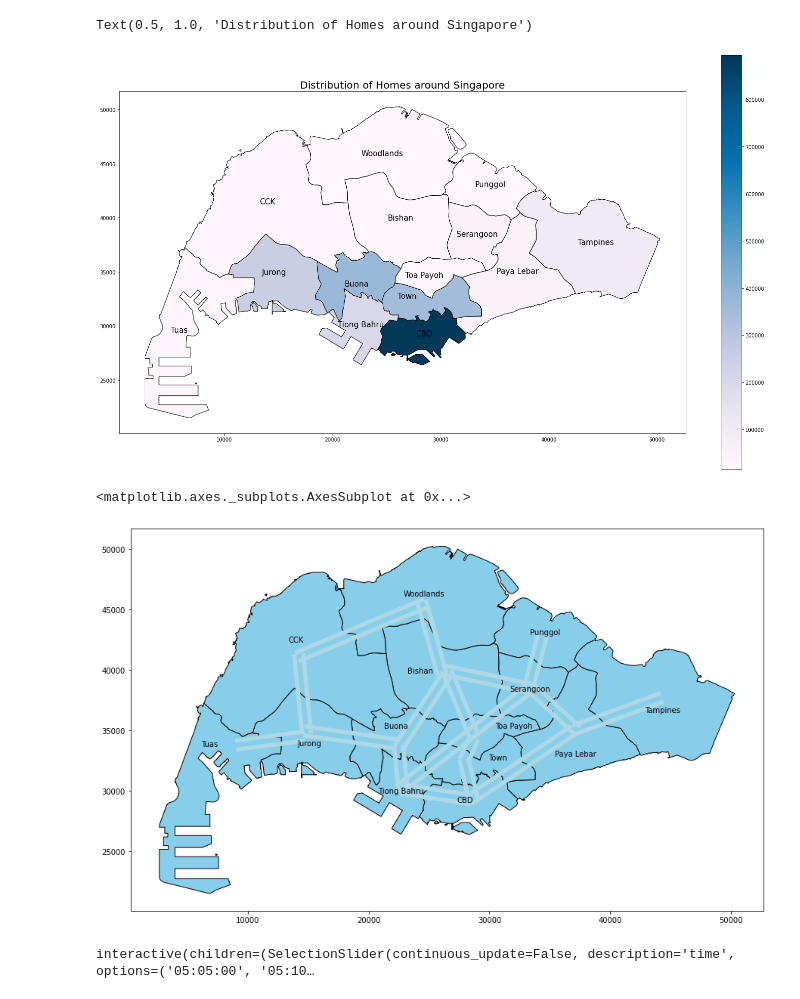
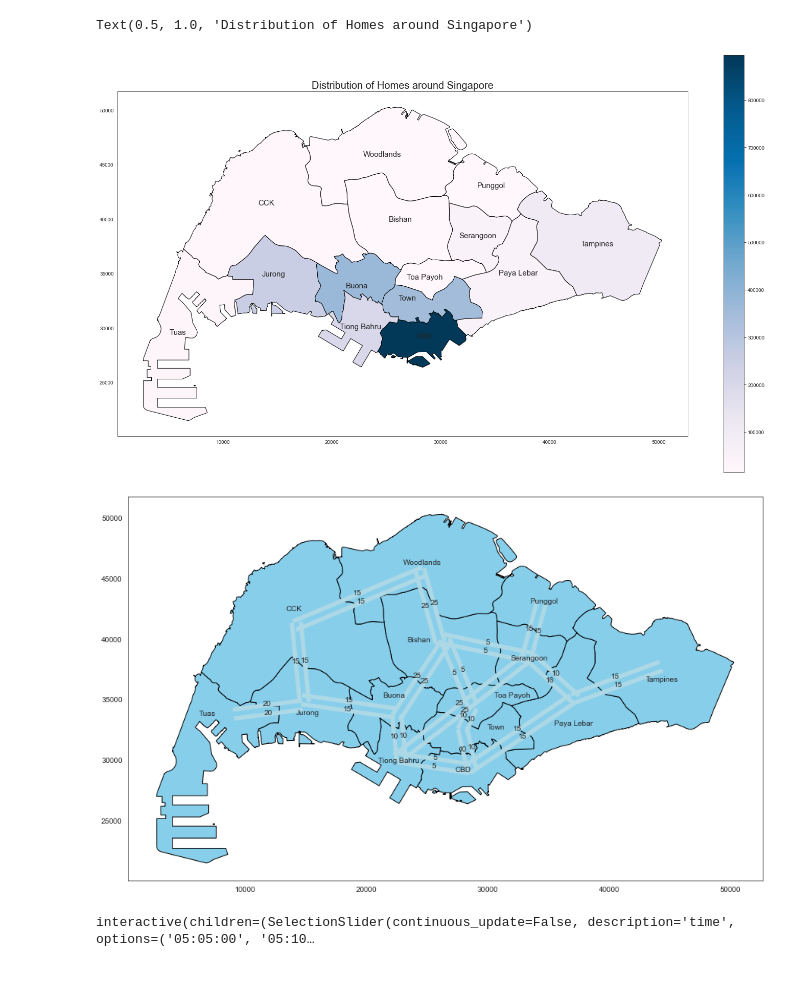
Before and after one commit to reoneo97/transport-abm, a Jupyter notebook: data_vis.ipynb, the cells around one changed output. Drawn from its saved outputs; the diff is of its cells as text; code cells hidden in the pictures.

```diff
--- a/data_vis.ipynb
+++ b/data_vis.ipynb
@@ -14,7 +14,7 @@ from matplotlib.widgets import Slider, Button, RadioButtons
 from utils import parse_log
 import glob
 import os
-#sns.set_style("whitegrid")
+sns.set_style("white")
 %matplotlib inline
 # %%
 df = pd.read_csv("logs/base.csv",index_col = 0)
@@ -88,7 +87,7 @@ for idx,row in map_df.iterrows():
 plt.title("Distribution of Homes around Singapore",size = 20)
 # %% [output]
 Text(0.5, 1.0, 'Distribution of Homes around Singapore')
-[figure, old version]
+[figure, new version]
 # %%
 pd.set_option('mode.chained_assignment', None)
 map_df = my_map2.merge(df,on = "location")
@@ -152,15 +151,25 @@ for i,v in enumerate(transit_locs):
     geoms.append(poly)
 trans_df = pd.DataFrame({"location":transit_locs,"geometry":geoms})
 trans_df = gpd.GeoDataFrame(trans_df)
+# %%
+travel_times = pd.read_csv("data/locations.csv")
+times = []
+for i in travel_times["travel-time"]:
+    times.append(i)
+    times.append(i)
+trans_df["travel-time"] = times
+trans_df["centers"] = trans_df["geometry"].centroid
+trans_df["centers"] = trans_df["centers"].apply(lambda p: np.array([p.x,p.y]))
 # %%
 fig,ax = plt.subplots(figsize = (15,15))
 map_df.plot(ax = ax,color = "skyblue",edgecolor = 'black',legend = True)
 for idx,row in map_df.iterrows():
      plt.annotate(s=row["location"],xy = row["text_coords"],horizontalalignment = "center")
 trans_df.plot(ax = ax,edgecolor = "lightblue",color = "lightblue")
+for idx,row in trans_df.iterrows():
+    plt.annotate(s=row["travel-time"],xy = row["centers"],horizontalalignment = "center",fontsize = 10)
 # %% [output]
-<matplotlib.axes._subplots.AxesSubplot at 0x...>
-[figure, old version]
+[figure, new version]
 # %%
 trans_df = trans_df.merge(trans_data,on = "location")
 trans_df.columns = [str(i) for i in trans_df.columns]
```
Also changed, not shown: parts of 15 cells of this notebook, 3 other files.
